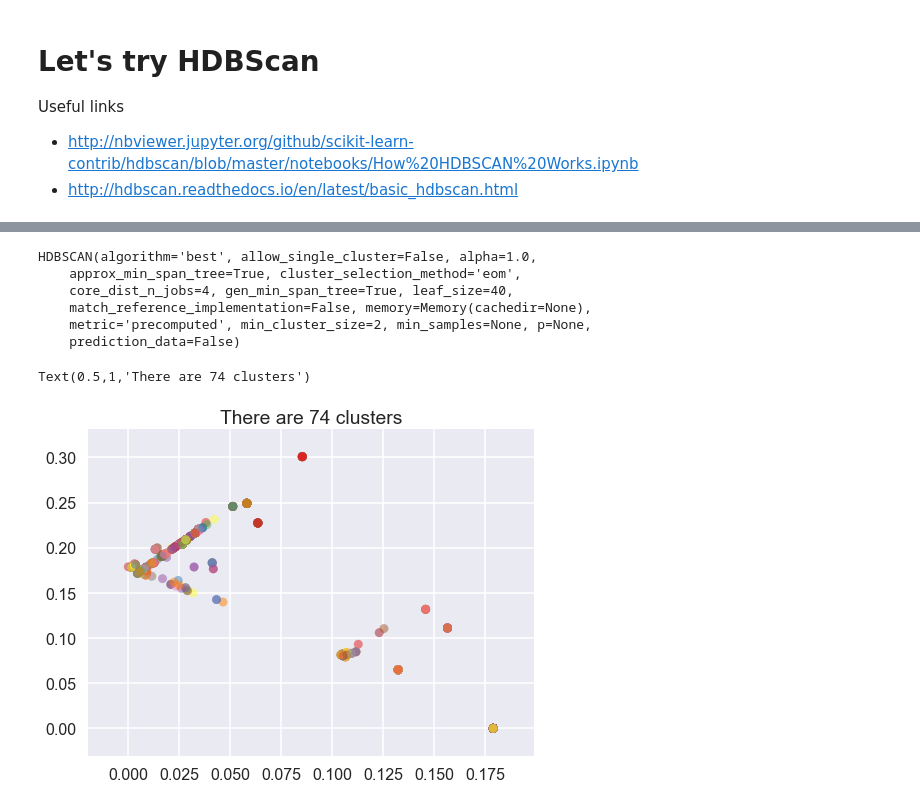
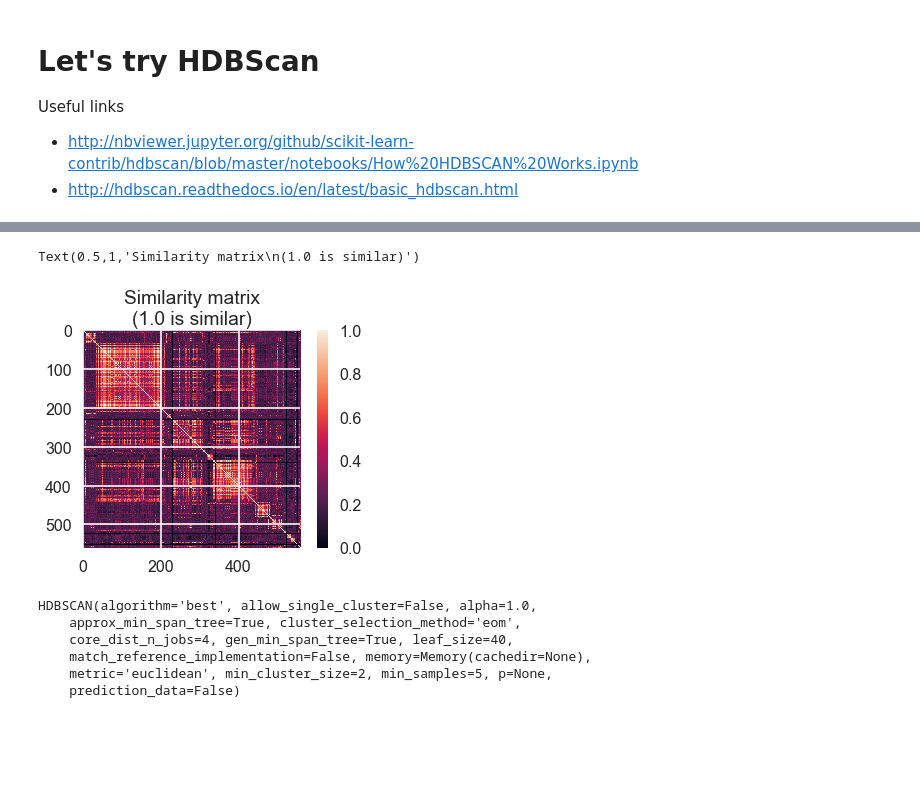
Before and after one commit to IFuentesSR/Litho, a Jupyter notebook: Lith HDBSCAN.ipynb, the cells around one changed output, grey strips where cells are left out. Saved outputs shown, nothing was run; the diff lists cells and outputs as text; code cells hidden in the pictures; blank space fills up the shorter version.

Commit message:
fixing up HDBSCAN

```diff
--- a/Lith HDBSCAN.ipynb
+++ b/Lith HDBSCAN.ipynb
@@ -46,44 +34,7 @@ array([[1., 0., 0., ..., 0., 0., 0.],
-# %%
-import hdbscan
-from sklearn.metrics.pairwise import cosine_distances
-
-cos_dist = cosine_distances(1 - token_sim)
-
-clusterer = hdbscan.HDBSCAN(min_cluster_size=2, gen_min_span_tree=True, metric='precomputed')
-clusterer.fit(cos_dist)
-
-# clusterer = hdbscan.RobustSingleLinkage(cut=0.125, k=7)
-# cluster_labels = clusterer.fit_predict(token_similarity)
-# hierarchy = clusterer.cluster_hierarchy_
-# alt_labels = hierarchy.get_clusters(0.100, 5)
-# %% [output]
-HDBSCAN(algorithm='best', allow_single_cluster=False, alpha=1.0,
-    approx_min_span_tree=True, cluster_selection_method='eom',
-    core_dist_n_jobs=4, gen_min_span_tree=True, leaf_size=40,
-    match_reference_implementation=False, memory=Memory(cachedir=None),
-    metric='precomputed', min_cluster_size=2, min_samples=None, p=None,
-    prediction_data=False)
-# %%
-import seaborn as sns
-sns.set_context('poster')
-sns.set_style('darkgrid')
-sns.set_color_codes()
-
-plt.figure(figsize=(8,6))
-
-plot_kwds = {'alpha' : 0.5, 's' : 80, 'linewidths':0}
-palette = sns.color_palette()
-
-cm = plt.get_cmap('Set1')
-colors = [cm(1.0*i/n_clusters_) for i in range(n_clusters_)]
-
-# cluster_colors = [sns.desaturate(colors[col], sat)
-#                   if col >= 0.0 else (0.5, 0.5, 0.5) for col, sat in
-#                   zip(clusterer.labels_, clusterer.probabilities_)]
-
-# plt.scatter(cos_dist.T[0], cos_dist.T[1], c=cluster_colors, **plot_kwds)
-plt.scatter(cos_dist.T[0], cos_dist.T[1], c=colors, **plot_kwds)
-plt.title("There are {} clusters".format(clusterer.labels_.max()))
-# %% [output]
-Text(0.5,1,'There are 74 clusters')
-[figure, removed]
+# %%
+plt.imshow(token_sim)
+plt.colorbar()
+plt.title("Similarity matrix\n(1.0 is similar)")
+# %% [output]
+Text(0.5,1,'Similarity matrix\n(1.0 is similar)')
+[figure, added]
@@ -90 +49,13 @@ Text(0.5,1,'There are 74 clusters')
+# %%
+import hdbscan
+
+clusterer = hdbscan.HDBSCAN(min_cluster_size=2, min_samples=5, gen_min_span_tree=True)
+clusterer.fit(pos)
+# %% [output]
+HDBSCAN(algorithm='best', allow_single_cluster=False, alpha=1.0,
+    approx_min_span_tree=True, cluster_selection_method='eom',
+    core_dist_n_jobs=4, gen_min_span_tree=True, leaf_size=40,
+    match_reference_implementation=False, memory=Memory(cachedir=None),
+    metric='euclidean', min_cluster_size=2, min_samples=5, p=None,
+    prediction_data=False)
 # %%
```
Also changed, not shown: parts of 9 cells of this notebook.
